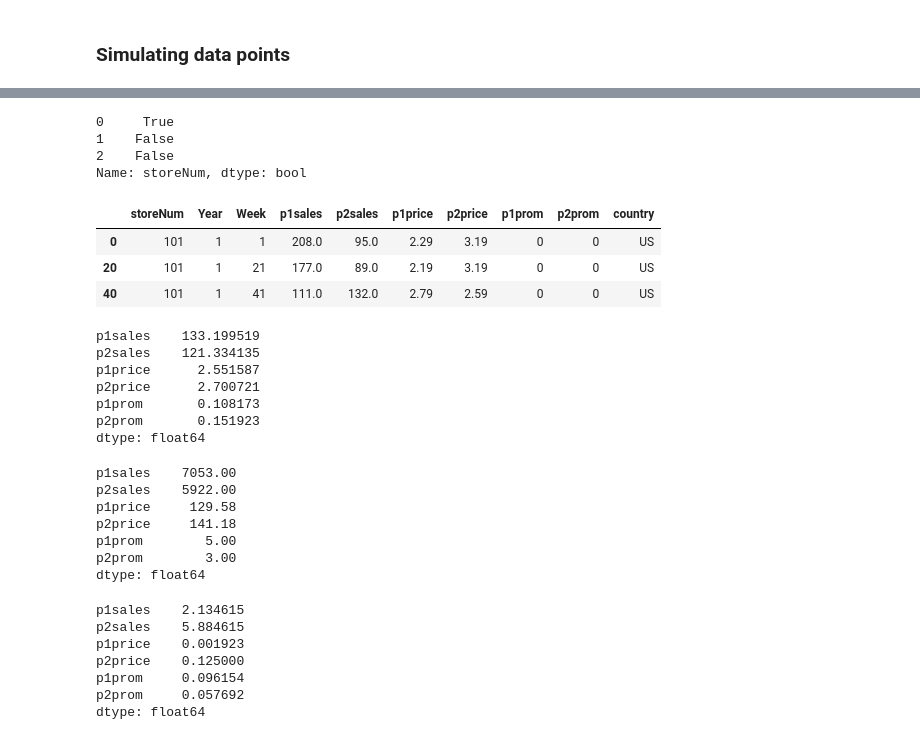
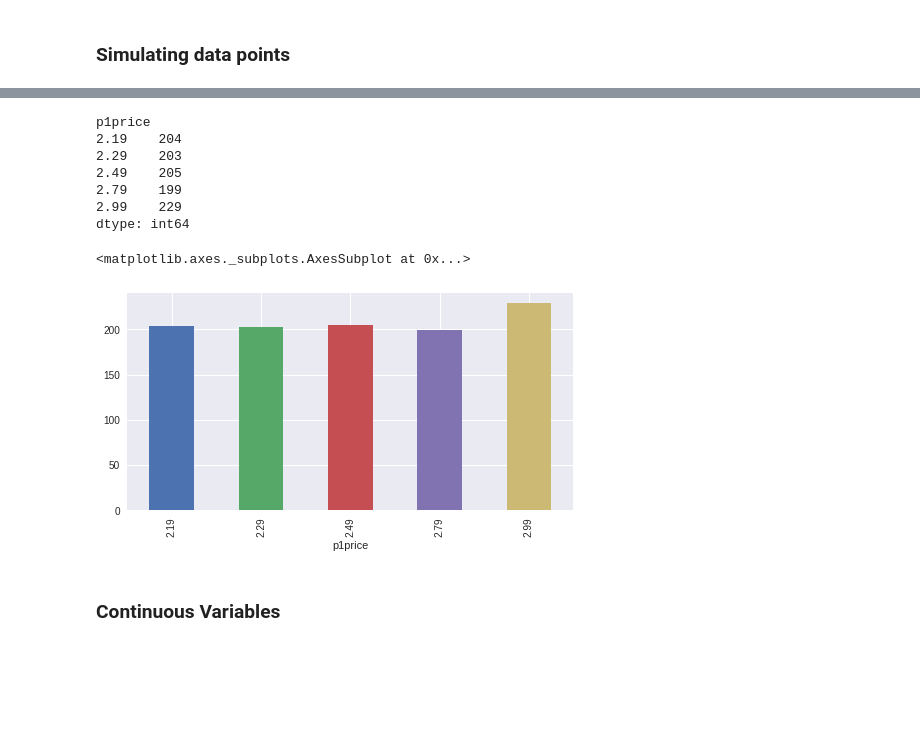
Before and after one commit to dyoung418/pandas-r-for-mktg, a Jupyter notebook: 3_simdata_plotting.ipynb, the cells around one changed output, grey strips where cells are left out. Saved outputs shown, nothing was run; the diff lists cells and outputs as text; code cells hidden in the pictures; blank space fills up the shorter version.

```diff
--- a/3_simdata_plotting.ipynb
+++ b/3_simdata_plotting.ipynb
@@ -14,0 +26,14 @@ import numpy as np
+# %%
+%matplotlib inline
+
+import pandas as pd
+import numpy as np
+import matplotlib as mpl
+import matplotlib.pyplot as plt
+import json
+import seaborn as sb
+
+print(plt.style.available)
+plt.style.use('seaborn')
+
+plt.rcParams['figure.figsize'] = 8, 4
@@ -354,45 +565,18 @@ The mean value of the other variables at each p1price value
-# %%
-# indexing
-# create a boolean vector which describes which rows are store 101
-(df_store.storeNum ==101)[:3]  #show just the first 3
-# show just the rows for store 101 in year 1
-df_store.loc[(df_store.storeNum==101) & (df_store.Year==1),:].iloc[:3,:] #iloc shows just the first 3
-
-# show the mean of each of columns 3 thru 9
-df_store.iloc[:,3:9].apply(np.mean, axis=0)
-
-# using the indexing above, show total (sum) sales for store 101 in year 1
-df_store.loc[(df_store.storeNum==101) & (df_store.Year==1),:].iloc[:,3:9].apply(np.sum, axis=0)
-
-# now try specifying an anonymous function
-df_store.loc[(df_store.storeNum==101) & (df_store.Year==1),:].iloc[:,3:9].apply(lambda x: np.mean(x)-np.median(x), axis=0)
-# %% [output]
-0     True
-1    False
-2    False
-Name: storeNum, dtype: bool
-|  | storeNum | Year | Week | p1sales | p2sales | p1price | p2price | p1prom | p2prom | country |
-| 0 | 101 | 1 | 1 | 208.0 | 95.0 | 2.29 | 3.19 | 0 | 0 | US |
-| 20 | 101 | 1 | 21 | 177.0 | 89.0 | 2.19 | 3.19 | 0 | 0 | US |
-| 40 | 101 | 1 | 41 | 111.0 | 132.0 | 2.79 | 2.59 | 0 | 0 | US |
-p1sales    133.199519
-p2sales    121.334135
-p1price      2.551587
-p2price      2.700721
-p1prom       0.108173
-p2prom       0.151923
-dtype: float64
-p1sales    7053.00
-p2sales    5922.00
-p1price     129.58
-p2price     141.18
-p1prom        5.00
-p2prom        3.00
-dtype: float64
-p1sales    2.134615
-p2sales    5.884615
-p1price    0.001923
-p2price    0.125000
-p1prom     0.096154
-p2prom     0.057692
-dtype: float64
+# %%
+# Graph the counts of each p1price in year 1
+# ... this is the data
+df_store.loc[df_store.Year==1,:].groupby(['p1price']).size()
+# ... plot the pandas object
+df_store.loc[df_store.Year==1,:].groupby(['p1price']).size().plot(kind='bar')
+# %% [output]
+p1price
+2.19    204
+2.29    203
+2.49    205
+2.79    199
+2.99    229
+dtype: int64
+<matplotlib.axes._subplots.AxesSubplot at 0x...>
+[figure, added]
+# %% [markdown]
+### Continuous Variables
```
Also changed, not shown: parts of 23 cells of this notebook.
